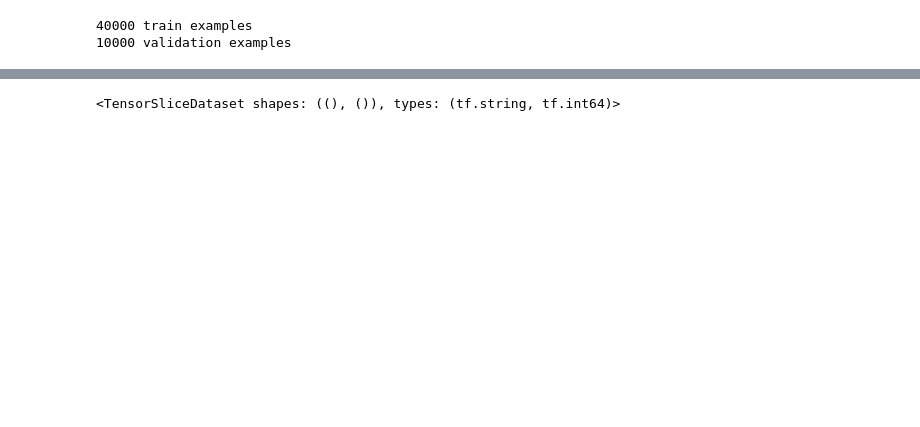
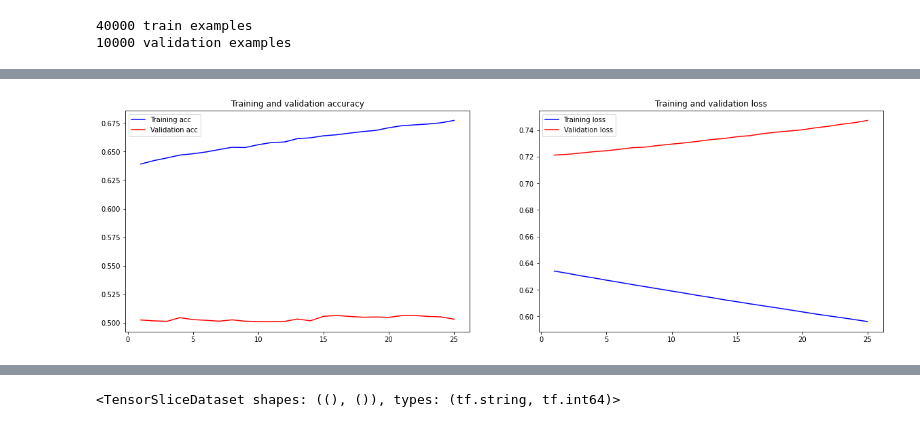
Before and after one commit to baptiste-pasquier/data_2A, a Jupyter notebook: model_NN.ipynb, the cells around one changed output, grey strips where cells are left out. Drawn from its saved outputs; the diff is of its cells as text; code cells hidden in the pictures; blank space fills up the shorter version.

```diff
--- a/model_NN.ipynb
+++ b/model_NN.ipynb
@@ -93,0 +146,6 @@ print(len(X_test), 'validation examples')
+# %%
+history = model.fit(X_train, y_train,
+                    epochs=25,
+                    verbose=2,
+                    validation_data=(X_test, y_test),
+                    batch_size=1500)
@@ -93,0 +170,5 @@ print(len(X_test), 'validation examples')
+# %%
+loss, accuracy = model.evaluate(X_train, y_train, verbose=False)
+print(f"Training accuracy: {accuracy:.4f}, traning loss: {loss:.4f}")
+loss, accuracy = model.evaluate(X_test, y_test, verbose=False)
+print(f"Testing accuracy:  {accuracy:.4f}, test loss:    {loss:.4f}")
@@ -93,0 +178,29 @@ print(len(X_test), 'validation examples')
+# %%
+def plot_history(history):
+  pd.DataFrame(history.history).plot(figsize=(10,10))
+  plt.grid(True)
+  plt.show()
+# %%
+def plot_history(history):
+    acc = history.history['accuracy']
+    val_acc = history.history['val_accuracy']
+    loss = history.history['loss']
+    val_loss = history.history['val_loss']
+    x = range(1, len(acc) + 1)
+
+    fig, ax = plt.subplots(1, 2, figsize=(20,6))
+    ax[0].plot(x, acc, 'b', label='Training acc')
+    ax[0].plot(x, val_acc, 'r', label='Validation acc')
+    ax[0].set_title('Training and validation accuracy')
+    ax[0].legend()
+
+    ax[1].plot(x, loss, 'b', label='Training loss')
+    ax[1].plot(x, val_loss, 'r', label='Validation loss')
+    ax[1].set_title('Training and validation loss')
+    ax[1].legend()
+
+    plt.show()
+# %%
+plot_history(history)
+# %% [output]
+[figure, added]
```
Also changed, not shown: parts of 47 cells of this notebook, 8 other files.
